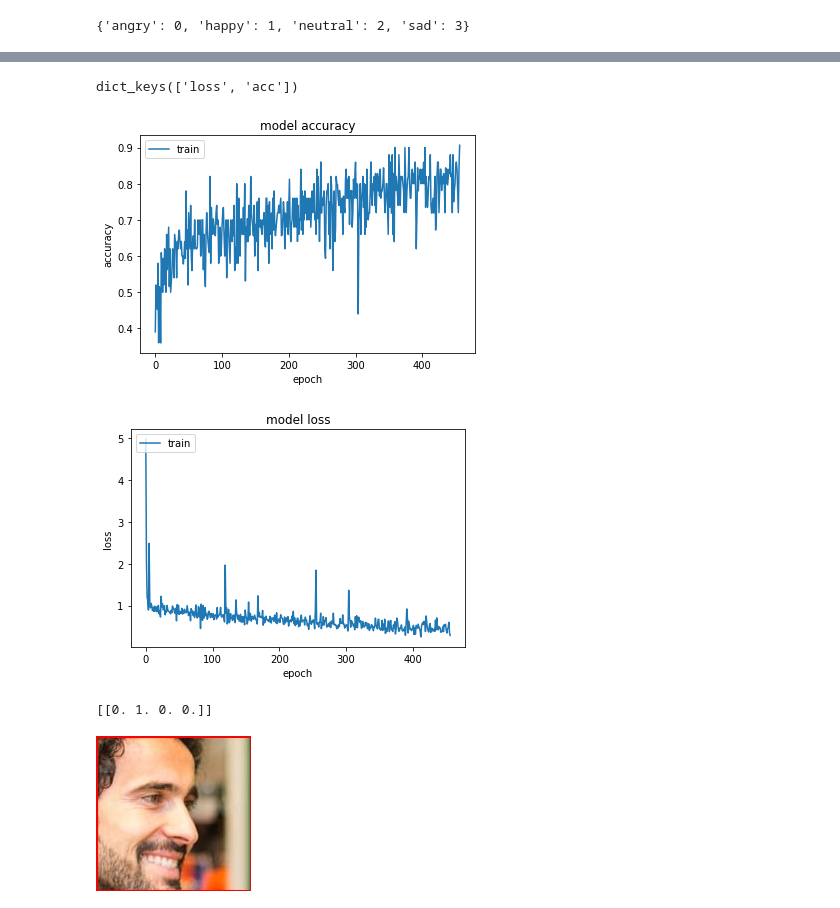
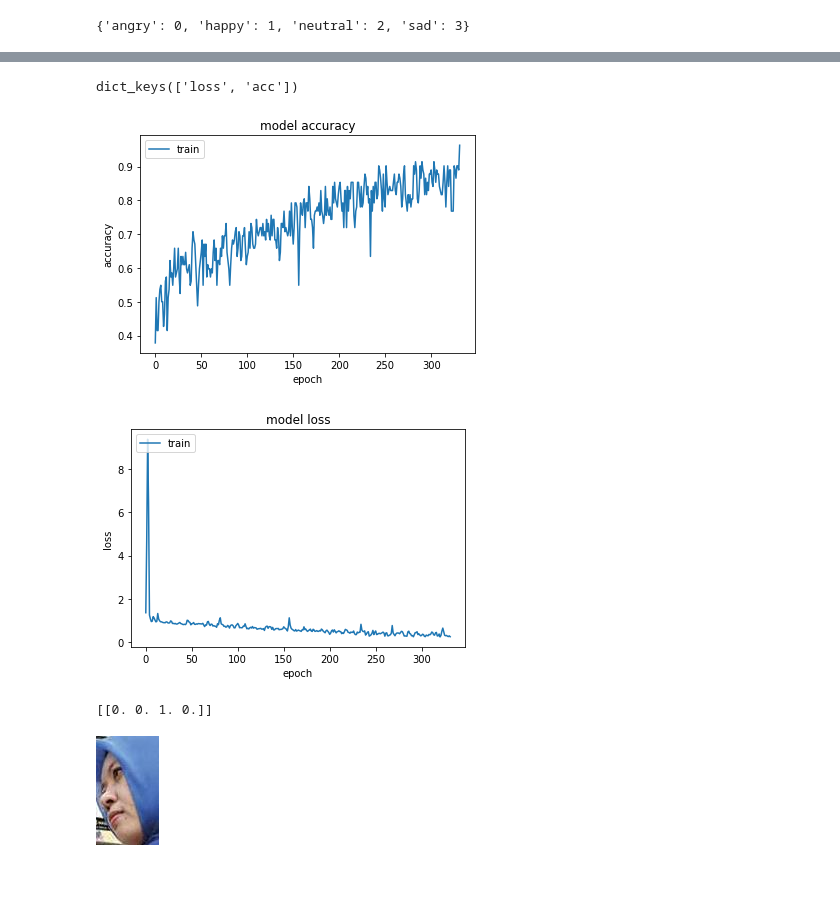
Before and after one commit to ShubhamShaswat/TCS-Humain, a Jupyter notebook: emotion_detection1.ipynb, the cells around one changed output, grey strips where cells are left out. Drawn from its saved outputs; the diff is of its cells as text; code cells hidden in the pictures; blank space fills up the shorter version.

```diff
--- a/emotion_detection1.ipynb
+++ b/emotion_detection1.ipynb
@@ -81,9 +81,10 @@ def model():
 # %%
 #define a callbacks
 
+
 class myCallback(tf.keras.callbacks.Callback):
           def on_epoch_end(self, epoch, logs={}):
-                if(logs.get('acc') > 0.90):
+                if(logs.get('acc') > 0.95):
                     print("\nReached 90% accuracy so cancelling training!")
                     self.model.stop_training = True
 # %%
@@ -98,12 +102,12 @@ crop_images      face_dataset_1.csv  model.png
 # %%
 #read csv file
 
-train_data=pd.read_csv('face_dataset_1.csv')
+train_df=pd.read_csv('face_dataset_1.csv')
 
-train_data['id']=train_data['id'].astype(np.unicode_)
-train_data['emotion'] = train_data['emotion'].astype(np.unicode_)
+train_df['id']=train_df['id'].astype(np.unicode_)
+train_df['emotion'] = train_df['emotion'].astype(np.unicode_)
 
-train_data['id']+='.jpg'
+train_df['id']+='.jpg'
 # %%
 #let look at some stats
 
@@ -120,11 +124,11 @@ train_datagen=ImageDataGenerator(rescale=1/255.0,
                                 shear_range=0.2,
                                 width_shift_range=0.2,
                                 height_shift_range=0.2,
-                                horizontal_flip=True
+                                vertical_flip=True
                                 )
 
 
-train_data=train_datagen.flow_from_dataframe(train_data,directory='crop_images', x_col='id', y_col='emotion', target_size=(48, 48),  class_mode='categorical')
+train_data=train_datagen.flow_from_dataframe(train_df,directory='crop_images', x_col='id', y_col='emotion', target_size=(48, 48),  class_mode='categorical',batch_size=len(train_df))
 # %% [output]
 Found 82 validated image filenames belonging to 4 classes.
 # %%
@@ -169,3 +169,4 @@ W0827 15:35:37.554579 140424319448960 deprecation_wrapper.py:119] From /usr/loca
 # %%
-history=model.fit_generator(train_data, steps_per_epoch=train_data.samples//32,epochs=500,callbacks=[callback])
+#train the model
+history=model.fit_generator(train_data, steps_per_epoch=train_data.samples // len(train_df),epochs=500,callbacks=[callback])
 # %% [output]
@@ -209,32 +207,32 @@ plt.legend(['train'], loc='upper left')
 plt.show()
 # %% [output]
 dict_keys(['loss', 'acc'])
-[figure, old version]
+[figure, new version]
-[figure, old version]
+[figure, new version]
 # %%
 from keras.applications.vgg16 import preprocess_input
 from keras.preprocessing.image import load_img
 from keras.preprocessing.image import img_to_array
 
 
 #predictions pipeline
 
 
-image_name='crop_images/202c1.jpg'
+image_name='crop_images/194c1.jpg'
 # load an image from file
 image = load_img(image_name, target_size=(48, 48))
 
 
 # convert the image pixels to a numpy array
 image = img_to_array(image)
 #reshape image
 image = image.reshape((1, image.shape[0], image.shape[1], image.shape[2]))
 
 #print predictions
 print(model.predict(image))
 
 #show image
 cv2_imshow(cv2.imread(image_name))
 # %% [output]
-[[0. 1. 0. 0.]]
+[[0. 0. 1. 0.]]
-[figure, old version]
+[figure, new version]
```
Also changed, not shown: parts of 6 cells of this notebook.
